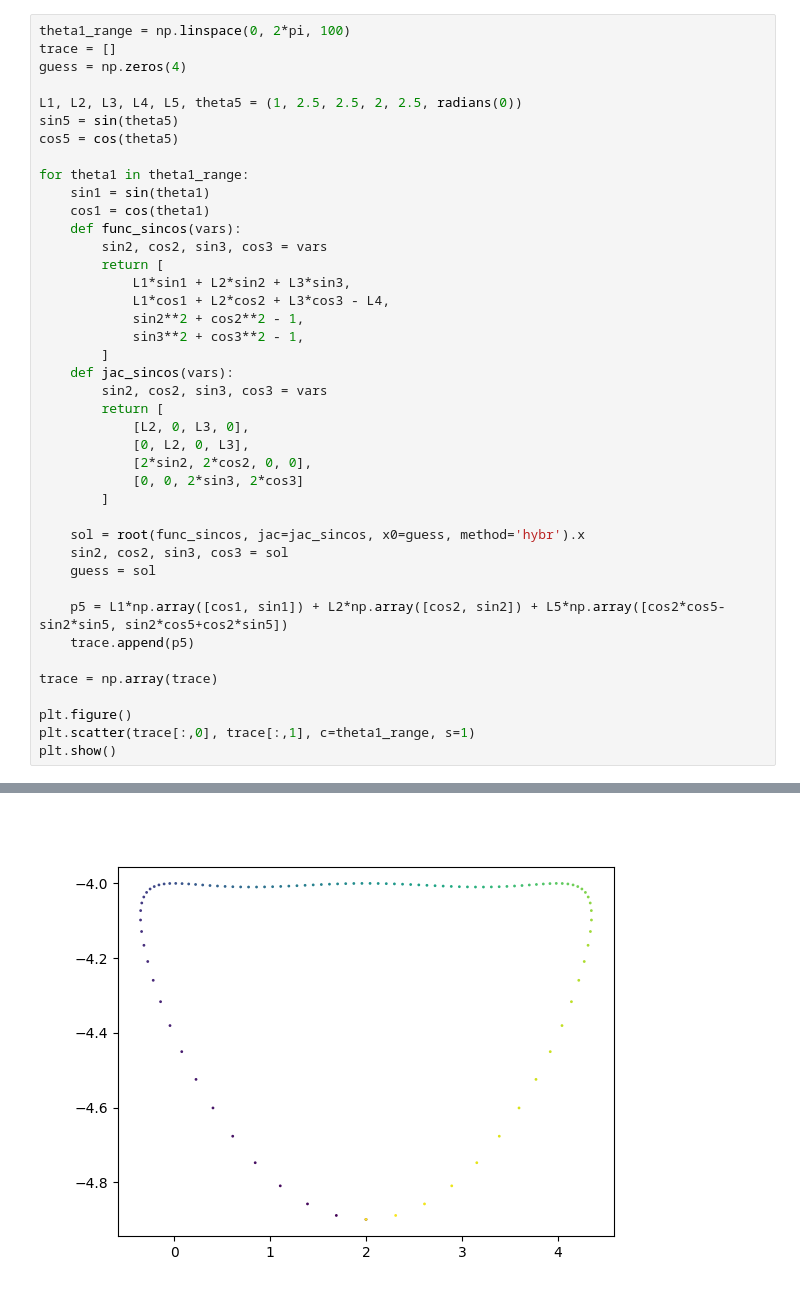
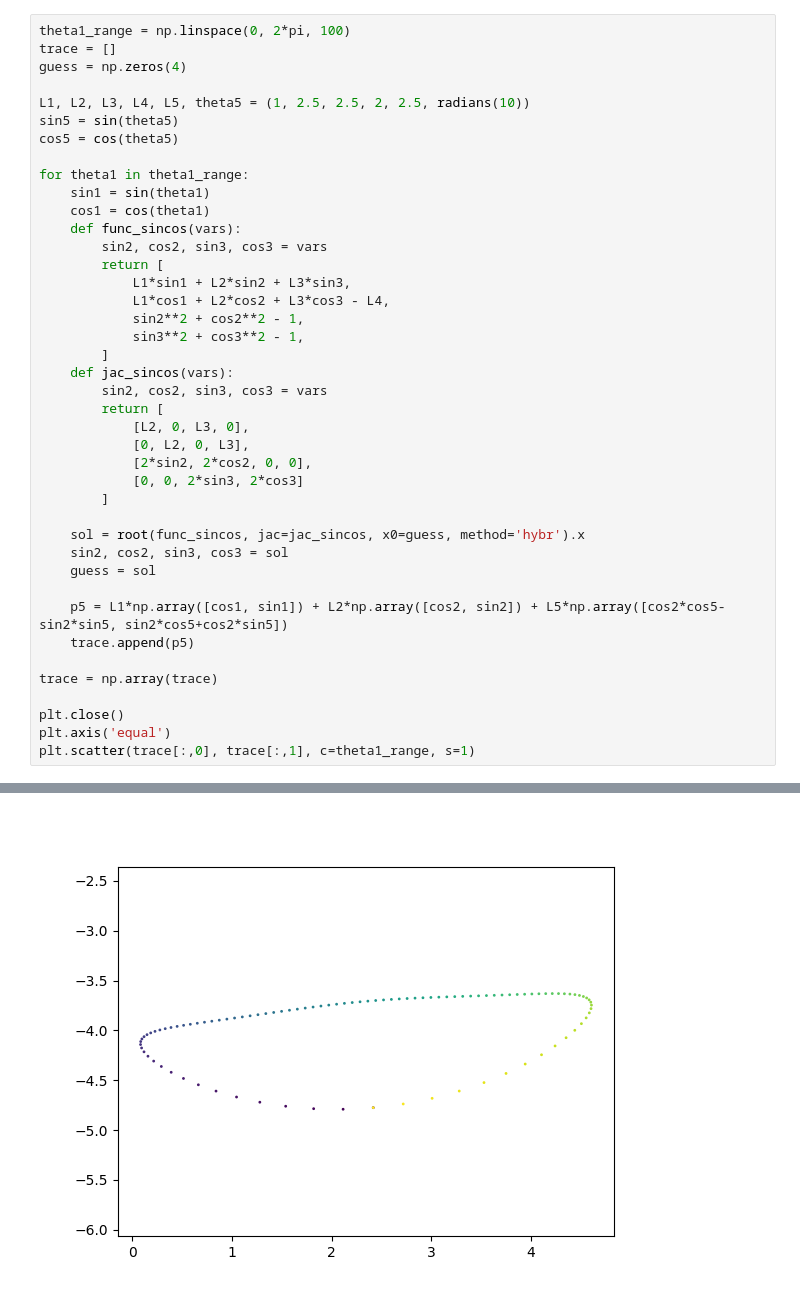
Before and after one commit to NovelMobileRobotsLab/pinto-squirrel, a Jupyter notebook: lambda.ipynb, the cells around one changed output, grey strips where cells are left out. Saved outputs shown, nothing was run; the diff lists cells and outputs as text.

```diff
--- a/lambda.ipynb
+++ b/lambda.ipynb
@@ -11,7 +32,7 @@ theta1_range = np.linspace(0, 2*pi, 100)
 trace = []
 guess = np.zeros(4)
 
-L1, L2, L3, L4, L5, theta5 = (1, 2.5, 2.5, 2, 2.5, radians(0))
+L1, L2, L3, L4, L5, theta5 = (1, 2.5, 2.5, 2, 2.5, radians(10))
 sin5 = sin(theta5)
 cos5 = cos(theta5)
 
@@ -44,7 +65,7 @@ for theta1 in theta1_range:
 
 trace = np.array(trace)
 
-plt.figure()
+plt.close()
+plt.axis('equal')
 plt.scatter(trace[:,0], trace[:,1], c=theta1_range, s=1)
-plt.show()
 # %% [output]
@@ -51 +73 @@ plt.show()
-[figure, old version]
+[figure, new version]
```
Also changed, not shown: parts of 5 cells of this notebook, 2 other files.
